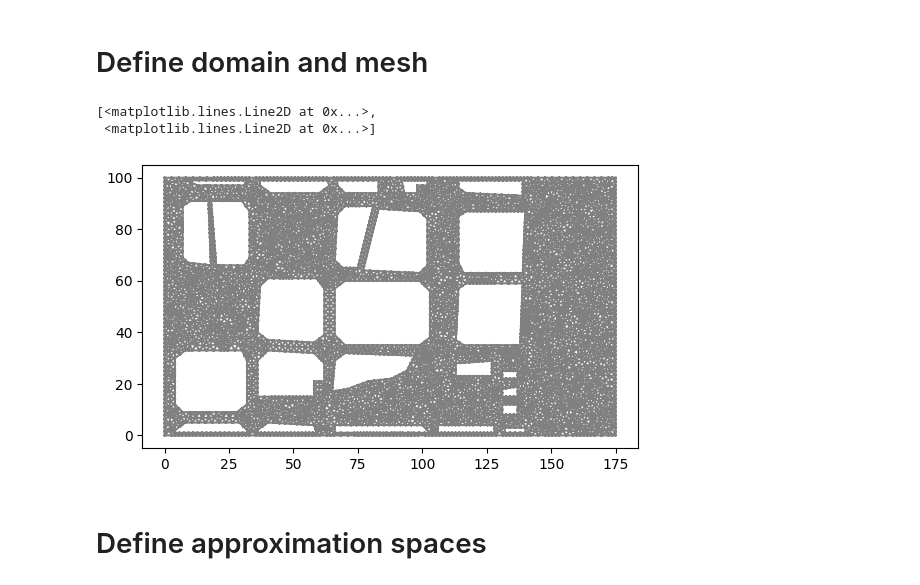
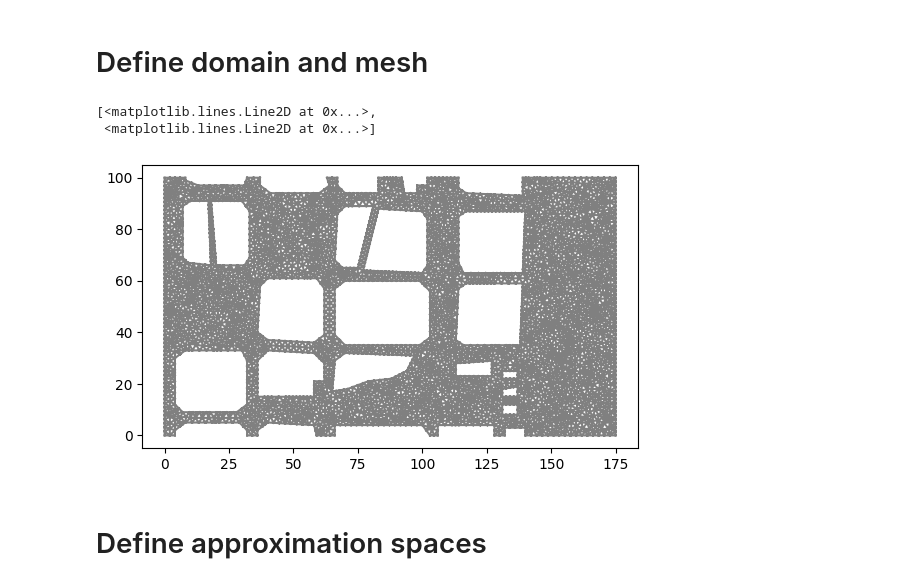
Before and after one commit to elinsyn/Fluid_mechanics, a Jupyter notebook: Barcelona.ipynb, the cells around one changed output. Saved outputs shown, nothing was run; the diff lists cells and outputs as text; code cells hidden in the pictures.

```diff
--- a/Barcelona.ipynb
+++ b/Barcelona.ipynb
@@ -60,13 +60,13 @@ resolution = 64
 domain = Rectangle(Point(0.0,0.0), Point(L,H))
 
 # Barcelona
-casa1 = Polygon([Point(139, 99), Point(114, 99), Point(114, 96), Point(117, 94), Point(139, 93)])
-casa2 = Polygon([Point(102, 99), Point(92, 99), Point(93, 94), Point(98, 94), Point(98, 97), Point(102, 97)])
-casa3 = Polygon([Point(83, 99), Point(67, 99), Point(67, 97), Point(70, 94), Point(83, 94)])
-casa4 = Polygon([Point(63, 99), Point(37, 99), Point(37, 97), Point(41, 94), Point(60, 94), Point(64, 97)])
-casa5 = Polygon([Point(32, 99), Point(8, 99), Point(8, 99), Point(13, 97), Point(31, 97)])
+casa1 = Polygon([Point(139, 100), Point(114, 100), Point(114, 96), Point(117, 94), Point(139, 93)])
+casa2 = Polygon([Point(102, 100), Point(92, 100), Point(93, 94), Point(98, 94), Point(98, 97), Point(102, 97)])
+casa3 = Polygon([Point(83, 100), Point(67, 100), Point(67, 97), Point(70, 94), Point(83, 94)])
+casa4 = Polygon([Point(63, 100), Point(37, 100), Point(37, 97), Point(41, 94), Point(60, 94), Point(64, 97)])
+casa5 = Polygon([Point(32, 100), Point(8, 100), Point(8, 99), Point(13, 97), Point(31, 97)])
 casa6 = Polygon([Point(140, 87), Point(117, 87), Point(114, 85), Point(114, 67), Point(116, 63), Point(139, 63)])
-casa7 = Polygon([Point(99, 87), Point(83, 88), Point(77, 64), Point(99, 63), Point(102, 66), Point(102, 84)])
+casa7 = Polygon([Point(100, 87), Point(83, 88), Point(77, 64), Point(100, 63), Point(102, 66), Point(102, 84)])
 casa8 = Polygon([Point(81, 89), Point(70, 89), Point(67, 86), Point(66, 68), Point(69, 65), Point(75, 65)])
 casa9 = Polygon([Point(30, 91), Point(18, 91), Point(20, 66), Point(31, 66), Point(33, 69), Point(33, 87)])
 casa10 = Polygon([Point(17, 91), Point(10, 91), Point(7, 89), Point(7, 69), Point(9, 67), Point(18, 66)])
@@ -80,41 +80,41 @@ casa17 = Polygon([Point(127, 29), Point(113, 28), Point(113, 23), Point(127, 23)
 casa18 = Polygon([Point(97, 31), Point(70, 32), Point(66, 29), Point(65, 17), Point(71, 18), Point(79, 21), Point(88, 22), Point(94, 25)])
 casa19 = Polygon([Point(58, 32), Point(40, 33), Point(36, 29), Point(36, 15), Point(58, 15), Point(58, 21), Point(62, 21), Point(62, 28)])
 casa20 = Polygon([Point(30, 33), Point(8, 33), Point(4, 30), Point(4, 12), Point(7, 9), Point(28, 9), Point(32, 12), Point(32, 29)])
-casa21 = Polygon([Point(140, 3), Point(132, 3), Point(132, 1), Point(140, 1)])
-casa22 = Polygon([Point(128, 4), Point(106, 4), Point(106, 1), Point(128, 1)])
-casa23 = Polygon([Point(100, 4), Point(66, 4), Point(66, 1), Point(103, 1)])
-casa24 = Polygon([Point(58, 4), Point(40, 5), Point(36, 2), Point(36, 1), Point(59, 1)])
-casa25 = Polygon([Point(29, 5), Point(8, 5), Point(4, 2), Point(4, 1), Point(32, 1), Point(32, 2)])
+casa21 = Polygon([Point(140, 3), Point(132, 3), Point(132, 0), Point(140, 0)])
+casa22 = Polygon([Point(128, 4), Point(106, 4), Point(106, 0), Point(128, 0)])
+casa23 = Polygon([Point(100, 4), Point(66, 4), Point(66, 0), Point(103, 0)])
+casa24 = Polygon([Point(58, 4), Point(40, 5), Point(36, 2), Point(36, 0), Point(59, 0)])
+casa25 = Polygon([Point(29, 5), Point(8, 5), Point(4, 2), Point(4, 0), Point(32, 0), Point(32, 2)])
 casa = casa1 + casa2 + casa3 + casa4 + casa5 + casa6 + casa7 + casa8 + casa9 + casa10 + casa11 + casa12 + casa13 + casa14 + casa15 + casa16 + casa17 + casa18 + casa19 + casa20 + casa21 + casa22 + casa23 + casa24 + casa25
 
 mesh = generate_mesh(Rectangle(Point(0.0,0.0), Point(L,H)) - casa, resolution)
 
 # Refine mesh
 no_levels = 0
 for i in range(0,no_levels):
   cell_marker = MeshFunction("bool", mesh, mesh.topology().dim())
   for cell in cells(mesh):
     cell_marker[cell] = False
     p = cell.midpoint()
     if p.distance(Point(0.5, 0.5)) < 1.0:
         cell_marker[cell] = True
   mesh = refine(mesh, cell_marker)
 
 #plot(Q.mesh())
 
 # Define mesh functions
 boundaries = MeshFunction("size_t", mesh, mesh.topology().dim()-1)
 boundaries.set_all(0)
 left.mark(boundaries, 1)
 right.mark(boundaries, 2)
 lower.mark(boundaries, 3)
 upper.mark(boundaries, 4)
 
 plot(mesh)
 # %% [output]
 [<matplotlib.lines.Line2D at 0x...>,
  <matplotlib.lines.Line2D at 0x...>]
-[figure, old version]
+[figure, new version]
 # %% [markdown]
 # Define approximation spaces
 # %%
```
Also changed, not shown: parts of 2 cells of this notebook.
